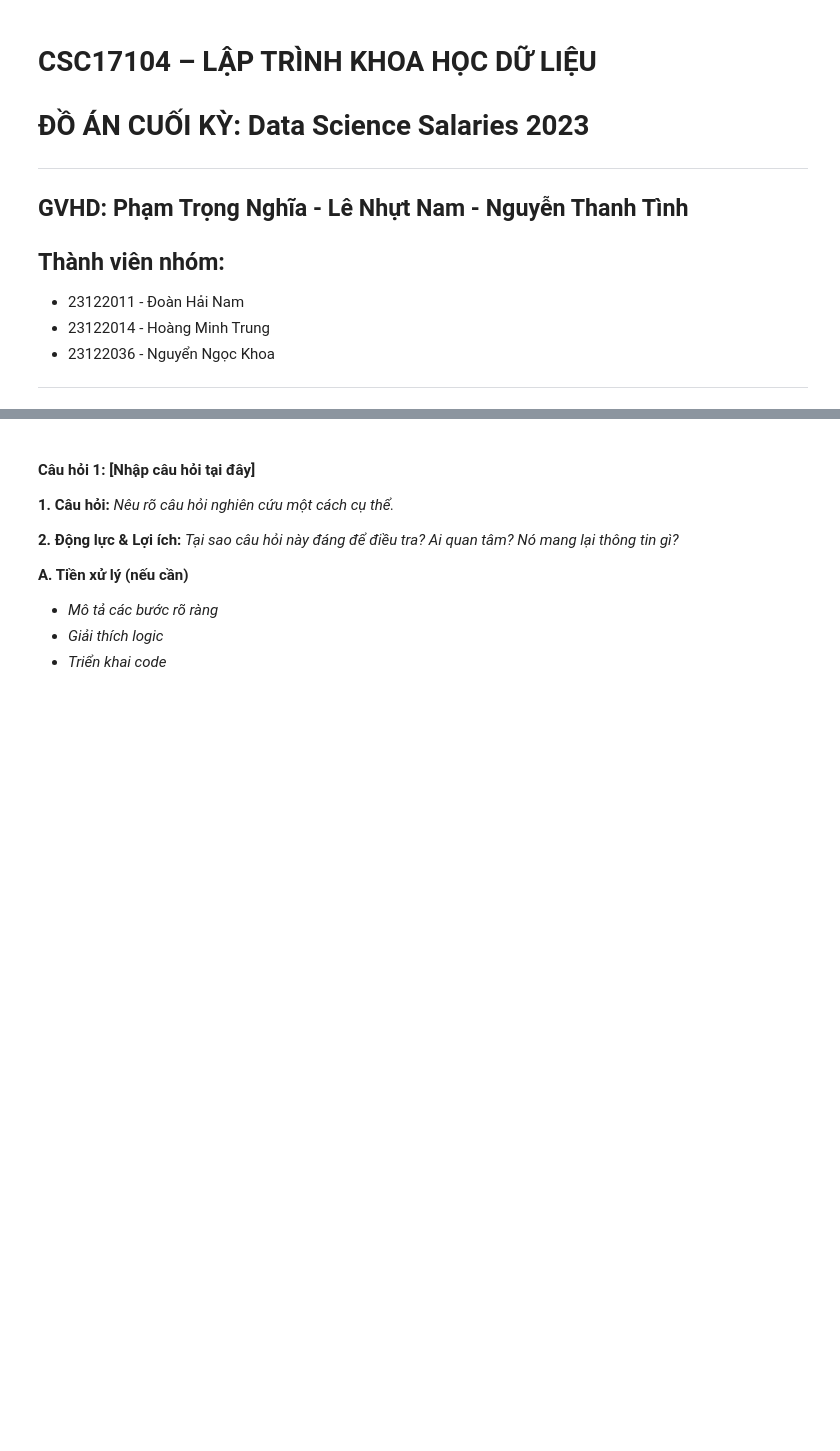
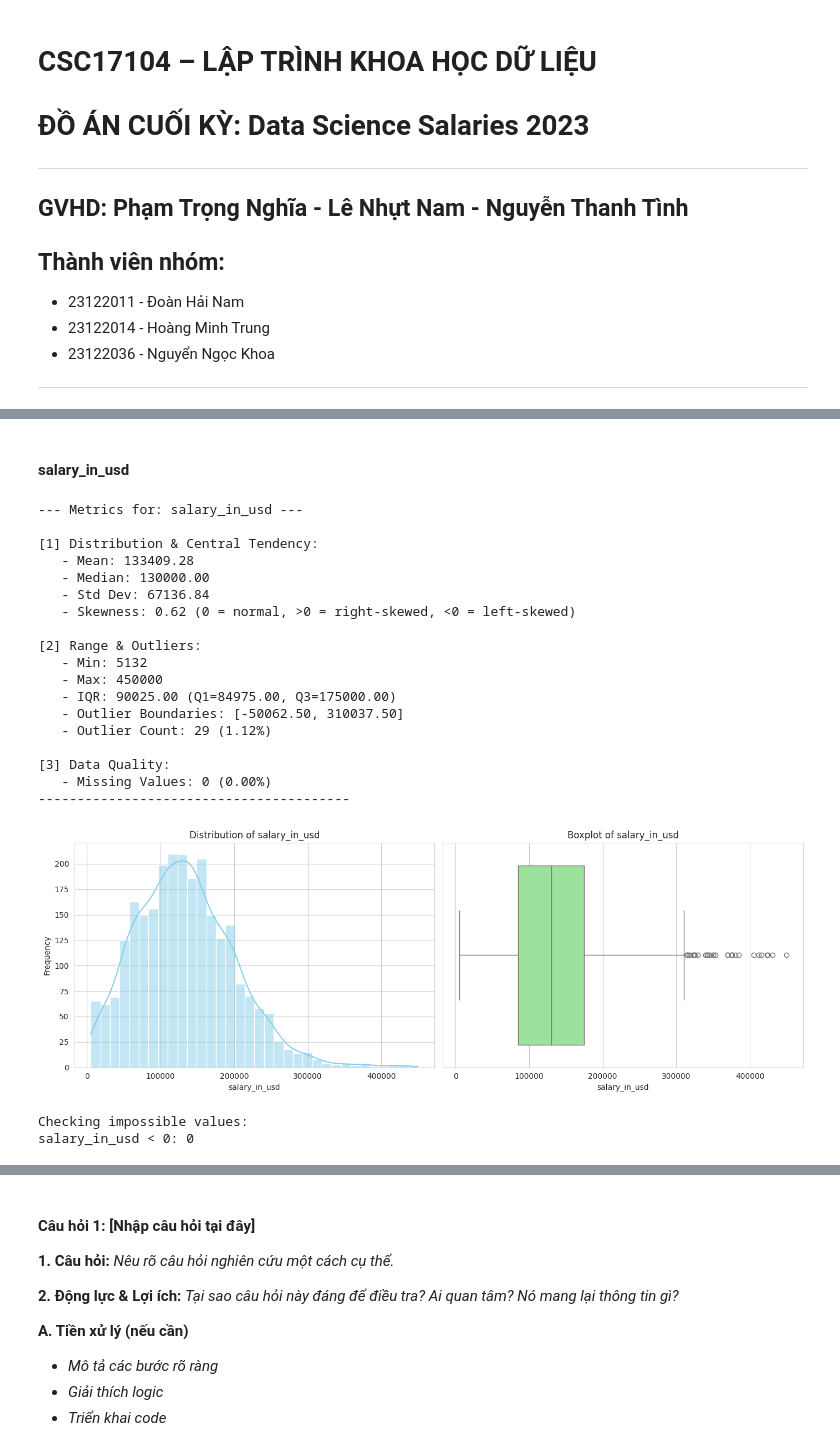
Before and after one commit to Trung0Minh/CSC17104_2025_Final_Project, a Jupyter notebook: DataScienceSalaries2023.ipynb, the cells around one changed output, grey strips where cells are left out. Drawn from its saved outputs; the diff is of its cells as text; code cells hidden in the pictures; blank space fills up the shorter version.

```diff
--- a/DataScienceSalaries2023.ipynb
+++ b/DataScienceSalaries2023.ipynb
@@ -118,0 +279,32 @@ import seaborn as sns
+# %% [markdown]
+#### **salary_in_usd**
+# %%
+# Analyze and Visualize salary_in_usd
+dp.analyze_numerical_column_metrics(df, 'salary_in_usd')
+vis.plot_column_distribution(df, 'salary_in_usd')
+# %% [output]
+--- Metrics for: salary_in_usd ---
+
+[1] Distribution & Central Tendency:
+   - Mean: 133409.28
+   - Median: 130000.00
+   - Std Dev: 67136.84
+   - Skewness: 0.62 (0 = normal, >0 = right-skewed, <0 = left-skewed)
+
+[2] Range & Outliers:
+   - Min: 5132
+   - Max: 450000
+   - IQR: 90025.00 (Q1=84975.00, Q3=175000.00)
+   - Outlier Boundaries: [-50062.50, 310037.50]
+   - Outlier Count: 29 (1.12%)
+
+[3] Data Quality:
+   - Missing Values: 0 (0.00%)
+----------------------------------------
+[figure, added]
+# %%
+print("Checking impossible values:")
+print(f"salary_in_usd < 0: {np.sum(df['salary_in_usd'] < 0)}")
+# %% [output]
+Checking impossible values:
+salary_in_usd < 0: 0
```
Also changed, not shown: parts of 41 cells of this notebook, 5 other files.
